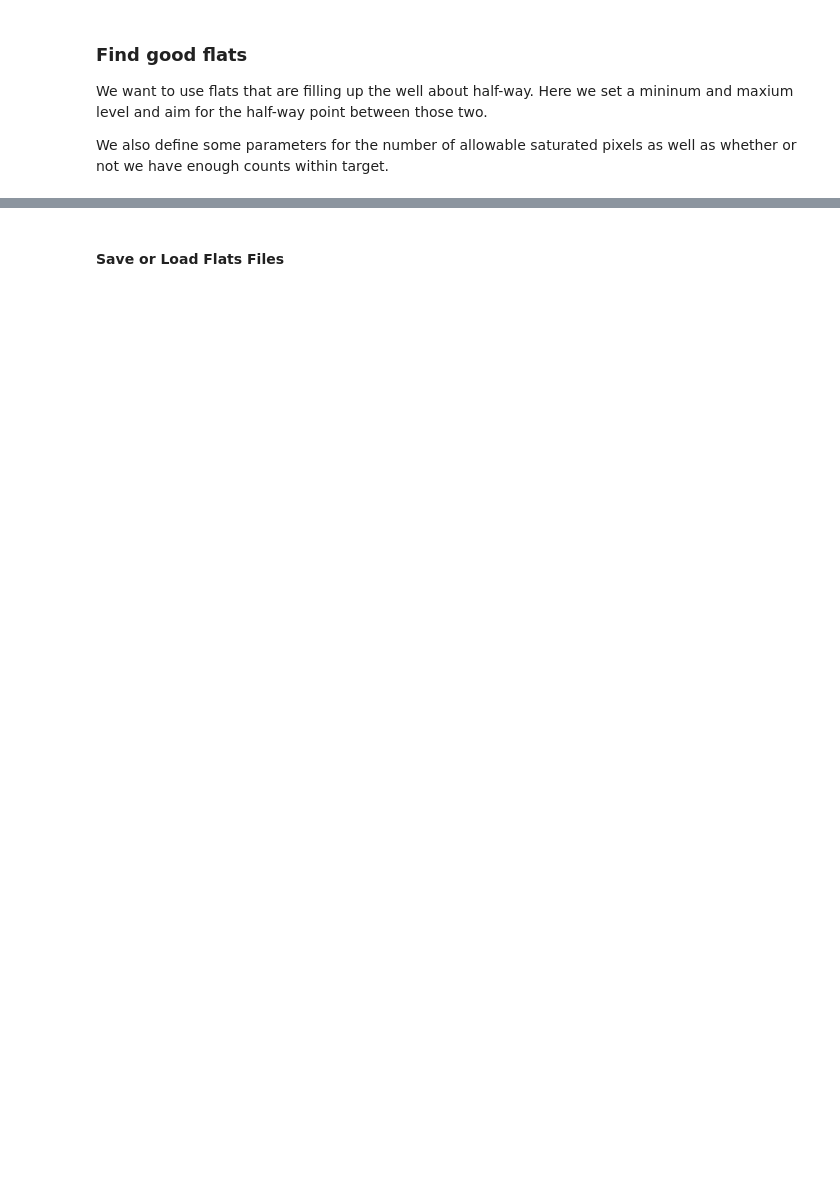
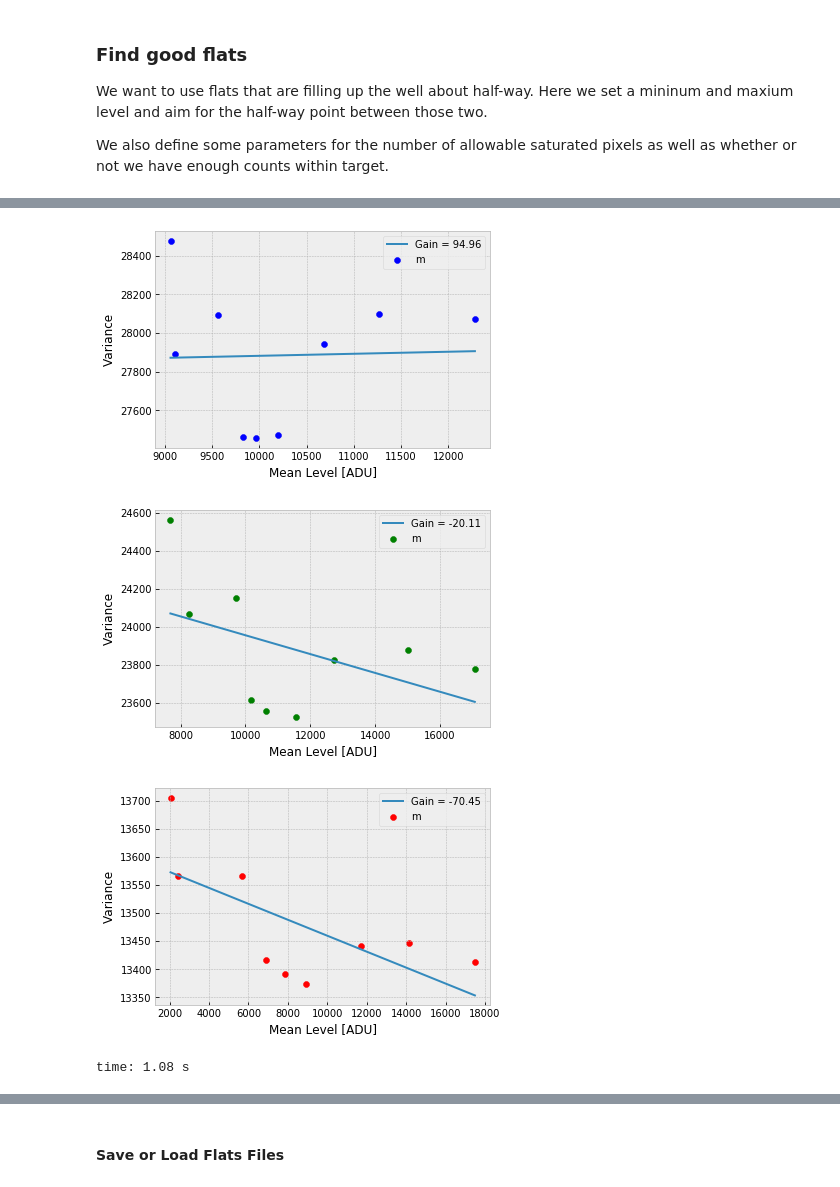
Before and after one commit to panoptes/panoptes-pipeline, a Jupyter notebook: notebooks/camera/Flat-Frame-And-Gain.ipynb, the cells around one changed output, grey strips where cells are left out. Cells and saved outputs as stored; diff of their text form; code cells hidden in the pictures; blank space fills up the shorter version.

```diff
--- a/notebooks/camera/Flat-Frame-And-Gain.ipynb
+++ b/notebooks/camera/Flat-Frame-And-Gain.ipynb
@@ -139,6 +142,8 @@ master_flat_data = list()
 master_flat_weights = list()
 flat_fn = list()
 exp_times = list()
+
+good_flats = list()
 
 for f in flat_files:
 
@@ -185,6 +190,7 @@ for f in flat_files:
         g_data = np.ma.array(d0, mask=~g_mask)
         master_flat_weights.append(inv_median_center(g_data))
         master_flat_data.append(d0)
+        good_flats.append(f)
 
 "Good flats: {}".format(len(master_flat_data))
 # %% [output]
@@ -202,0 +209,2 @@ time: 13.5 s
+# %%
+good_flats = sorted(good_flats)
@@ -202,0 +213,19 @@ time: 13.5 s
+# %%
+best = list()
+
+d0 = fits.getdata(good_flats[0]).astype(np.float) - bias
+
+slice0 = helpers.get_stamp_slice(center_position[0], center_position[1], stamp_size=(1002, 1002))
+c0 = d0[slice0]
+# c0 = Cutout2D(d0, center_position, cutout_size)
+r0, g0, b0 = helpers.get_rgb_data(c0, force_new=True)
+
+for i, fn in enumerate(good_flats[1:]):
+    d1 = (fits.getdata(fn).astype(np.float) - bias)
+    c1 = d1[slice0] + 5000
+#     c1 = Cutout2D(d1, center_position, cutout_size)
+    r1, g1, b1 = helpers.get_rgb_data(c1, force_new=True)
+
+    best.append([i, 'r', r1.mean() * 2, (r1 - r0).var()])
+    best.append([i, 'g', g1.mean() * 2, (g1 - g0).var()])
+    best.append([i, 'b', b1.mean() * 2, (b1 - b0).var()])
@@ -202,0 +234,4 @@ time: 13.5 s
+# %%
+flat_data = pd.DataFrame(best, columns=['frame', 'color', 'm', 'v']).set_index(['frame'])
+
+color_groups = flat_data.groupby('color')
@@ -202,0 +251,20 @@ time: 13.5 s
+# %%
+for color, grp in color_groups:
+    plt.figure()
+    x = grp['v']
+    y = grp['m']
+    plt.scatter(x, y, color=color)
+    slope, intercept, r_value, p_value, std_err = linregress(x,y)
+
+    x_range = np.linspace(x.min(), x.max())
+    y2 = (slope * x_range) + intercept
+    plt.plot(x_range, y2, label=f'Gain = {1/slope:.02f}')
+
+    plt.xlabel('Mean Level [ADU]')
+    plt.ylabel('Variance')
+    plt.legend()
+# %% [output]
+[figure, added]
+[figure, added]
+[figure, added]
+time: 1.08 s
```
Also changed, not shown: parts of 20 cells of this notebook, 9 other files.
